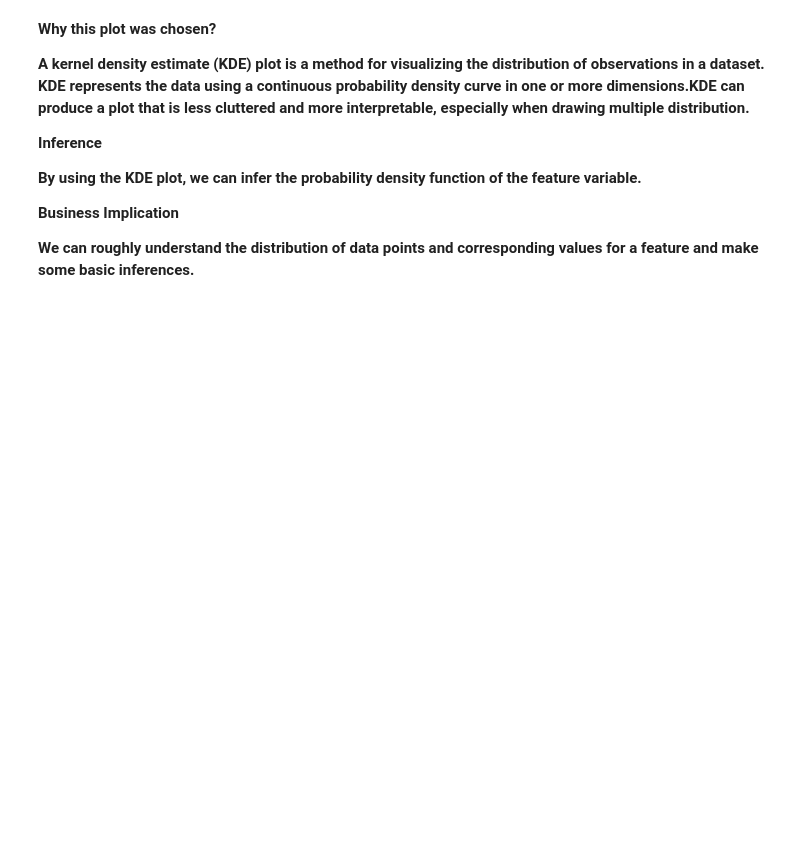
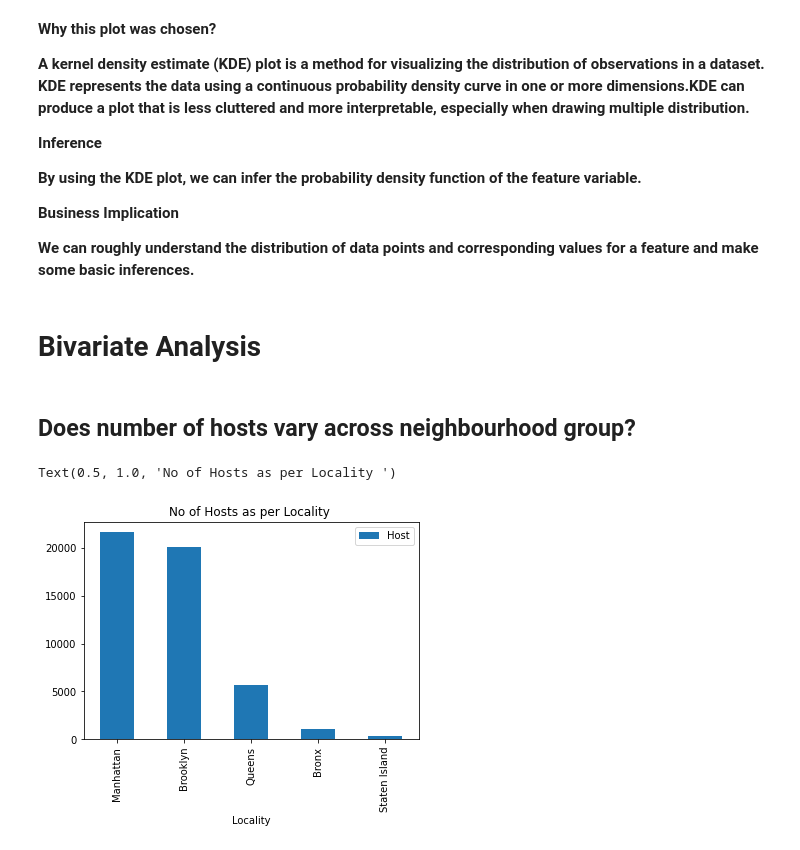
Before and after one commit to AshutoshKumarDubey/EDA_Capstone_Project_Airbnb, a Jupyter notebook: EDA_Airbnb_Bookings_Analysis_By_Ashutosh_Kumar_Dubey.ipynb, the cells around one changed output. Cells and saved outputs as stored; diff of their text form; code cells hidden in the pictures; blank space fills up the shorter version.

```diff
--- a/EDA_Airbnb_Bookings_Analysis_By_Ashutosh_Kumar_Dubey.ipynb
+++ b/EDA_Airbnb_Bookings_Analysis_By_Ashutosh_Kumar_Dubey.ipynb
@@ -277,3 +277,18 @@ plt.show()
 **Business Implication**
 
 **We can roughly understand the distribution of data points and corresponding values for a feature and make some basic inferences.**
+# %% [markdown]
+# **Bivariate Analysis**
+# %% [markdown]
+## **Does number of hosts vary across neighbourhood group?**
+# %%
+#To find and see the relationship between host and neighbourhood_group (Locality)
+df.host= df.groupby('neighbourhood_group',as_index=False)['host_id'].count().sort_values(['host_id'], ascending=False)
+df_host=df.host.rename(columns={'neighbourhood_group':'Locality','host_id':'Host'})
+# %%
+#Plotting Locality vis-a-vis number of hosts.
+df_host.plot(kind='bar',x='Locality',y='Host')
+plt.title('No of Hosts as per Locality ')
+# %% [output]
+Text(0.5, 1.0, 'No of Hosts as per Locality ')
+[figure, added]
```
Also changed, not shown: parts of 27 cells of this notebook.
